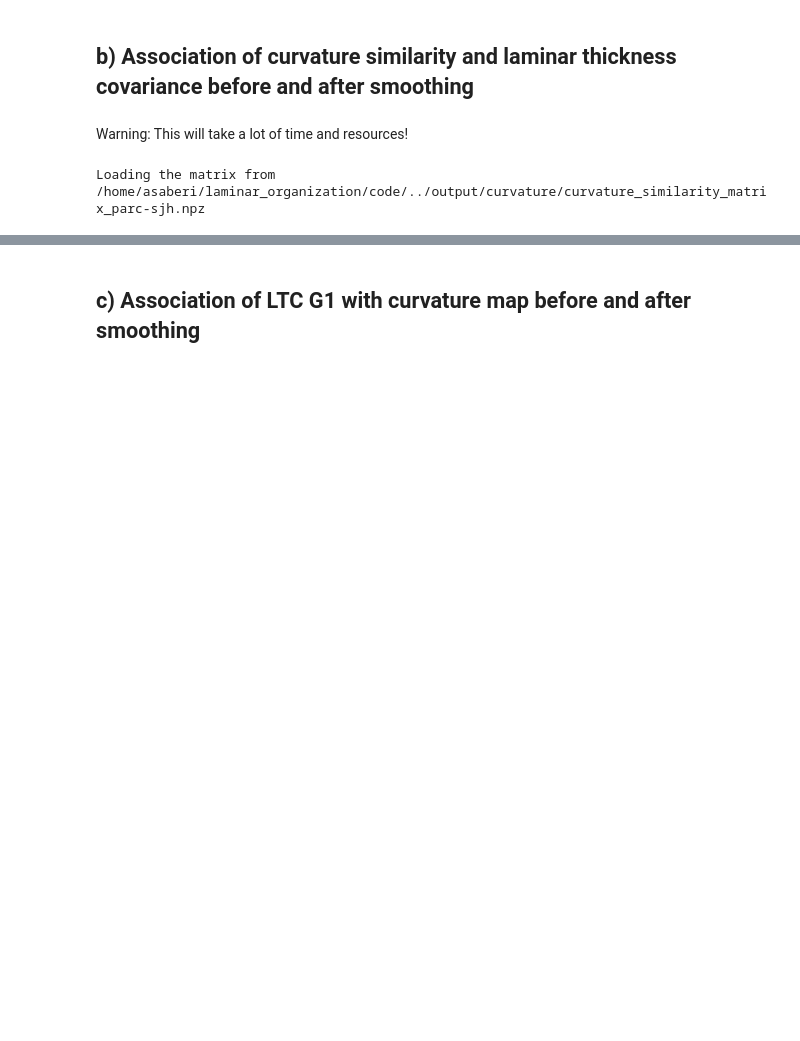
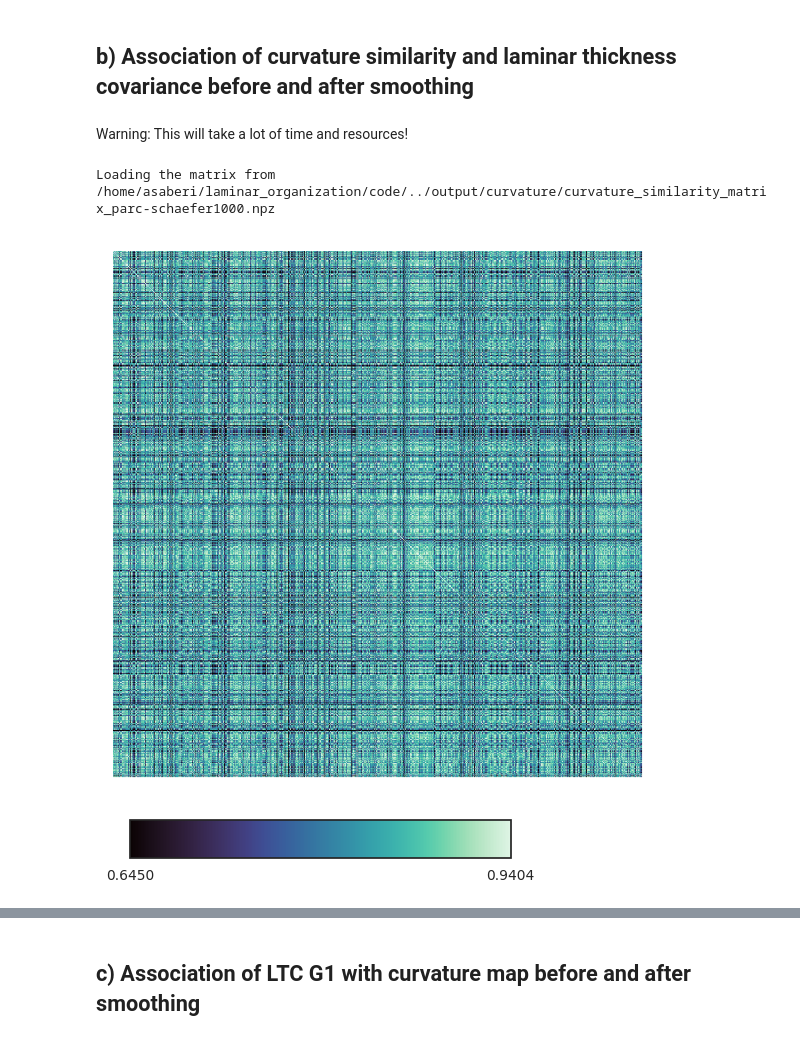
Before and after one commit to amnsbr/laminar_organization, a Jupyter notebook: code/figures/Fig_S01.ipynb, the cells around one changed output, grey strips where cells are left out. Cells and saved outputs as stored; diff of their text form; code cells hidden in the pictures; blank space fills up the shorter version.

```diff
--- a/code/figures/Fig_S01.ipynb
+++ b/code/figures/Fig_S01.ipynb
@@ -58,7 +40,12 @@ Spin permutations already exist
 # %% [markdown]
 Warning: This will take a lot of time and resources!
 # %%
-curv_sim = matrices.CurvatureSimilarityMatrix('sjh', exc_regions='adysgranular')
+curv_sim = matrices.CurvatureSimilarityMatrix('schaefer1000', exc_regions='adysgranular')
 # %% [output]
-Loading the matrix from /home/asaberi/laminar_organization/code/../output/curvature/curvature_similarity_matrix_parc-sjh.npz
+Loading the matrix from /home/asaberi/laminar_organization/code/../output/curvature/curvature_similarity_matrix_parc-schaefer1000.npz
+# %%
+curv_sim.plot()
+# %% [output]
+[figure, added]
+[figure, added]
 # %%
```
Also changed, not shown: parts of 10 cells of this notebook, 12 other files.
